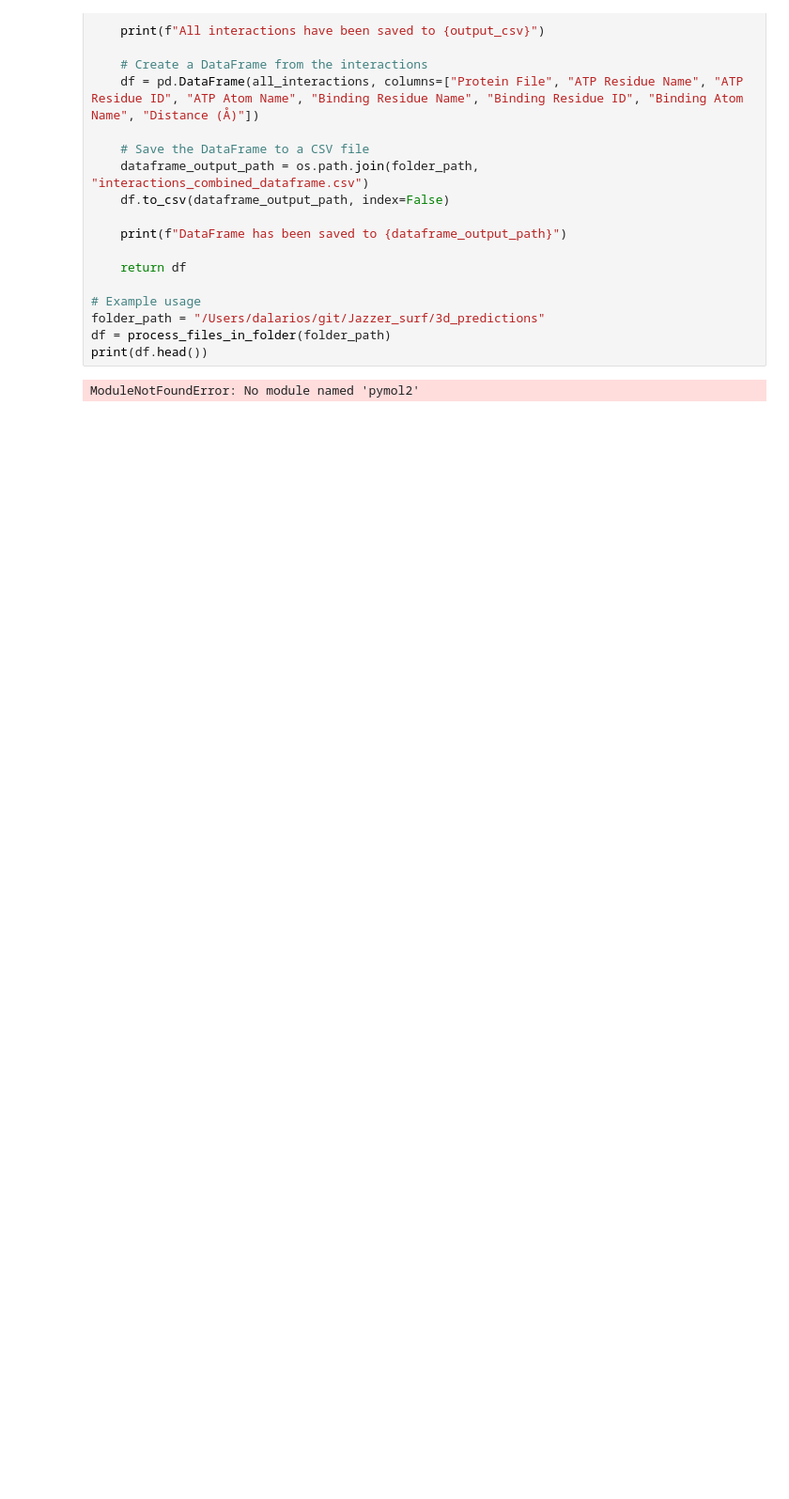
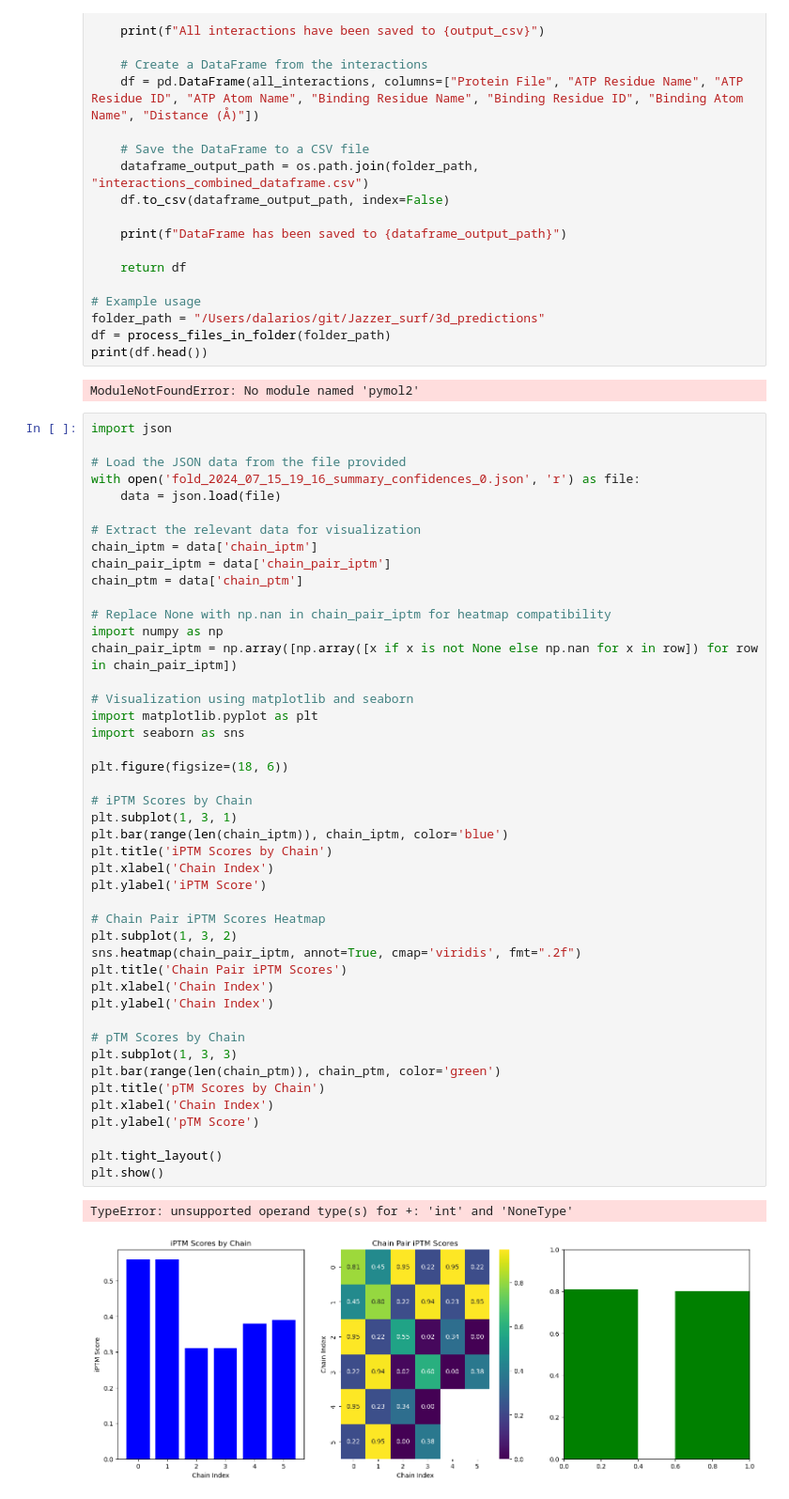
Before and after one commit to dalarios/Jazzer_surf, a Jupyter notebook: notebooks/pymol-ATP_aa.ipynb, the cells around one changed output. Shown at 94% size. Drawn from its saved outputs; the diff is of its cells as text; blank space fills up the shorter version.

```diff
--- a/pymol-ATP_aa.ipynb
+++ b/notebooks/pymol-ATP_aa.ipynb
@@ -1089,3 +1089,51 @@ df = process_files_in_folder(folder_path)
 print(df.head())
 # %% [output]
 ModuleNotFoundError: No module named 'pymol2'
+# %%
+import json
+
+# Load the JSON data from the file provided
+with open('fold_2024_07_15_19_16_summary_confidences_0.json', 'r') as file:
+    data = json.load(file)
+
+# Extract the relevant data for visualization
+chain_iptm = data['chain_iptm']
+chain_pair_iptm = data['chain_pair_iptm']
+chain_ptm = data['chain_ptm']
+
+# Replace None with np.nan in chain_pair_iptm for heatmap compatibility
+import numpy as np
+chain_pair_iptm = np.array([np.array([x if x is not None else np.nan for x in row]) for row in chain_pair_iptm])
+
+# Visualization using matplotlib and seaborn
+import matplotlib.pyplot as plt
+import seaborn as sns
+
+plt.figure(figsize=(18, 6))
+
+# iPTM Scores by Chain
+plt.subplot(1, 3, 1)
+plt.bar(range(len(chain_iptm)), chain_iptm, color='blue')
+plt.title('iPTM Scores by Chain')
+plt.xlabel('Chain Index')
+plt.ylabel('iPTM Score')
+
+# Chain Pair iPTM Scores Heatmap
+plt.subplot(1, 3, 2)
+sns.heatmap(chain_pair_iptm, annot=True, cmap='viridis', fmt=".2f")
+plt.title('Chain Pair iPTM Scores')
+plt.xlabel('Chain Index')
+plt.ylabel('Chain Index')
+
+# pTM Scores by Chain
+plt.subplot(1, 3, 3)
+plt.bar(range(len(chain_ptm)), chain_ptm, color='green')
+plt.title('pTM Scores by Chain')
+plt.xlabel('Chain Index')
+plt.ylabel('pTM Score')
+
+plt.tight_layout()
+plt.show()
+# %% [output]
+TypeError: unsupported operand type(s) for +: 'int' and 'NoneType'
+[figure, added]
```
Also changed, not shown: 29 other files.
